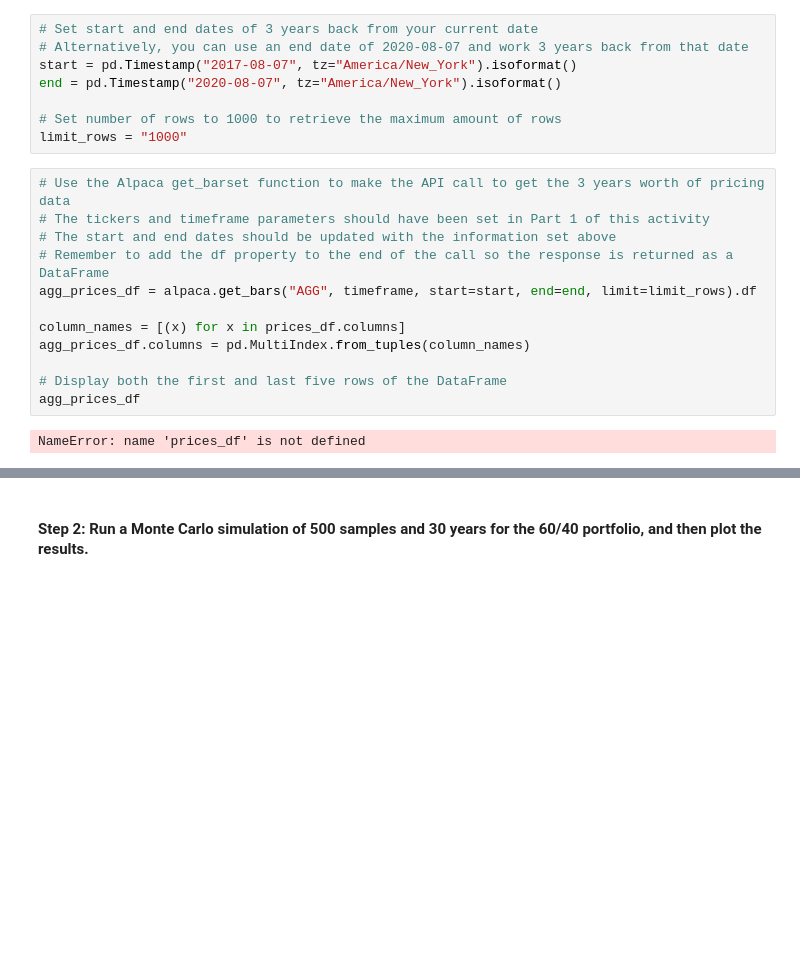
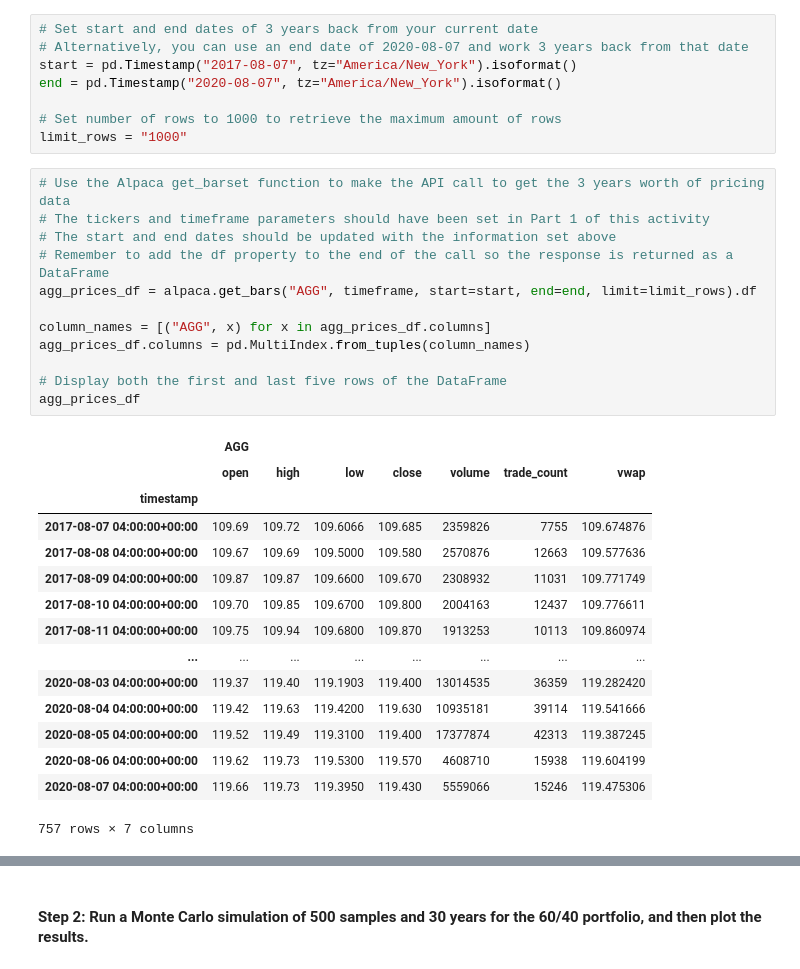
Before and after one commit to danicavalera/Financial_Planning, a Jupyter notebook: Assignment/financial_planning_tools.ipynb, the cells around one changed output, grey strips where cells are left out. Saved outputs shown, nothing was run; the diff lists cells and outputs as text; blank space fills up the shorter version.

Commit message:
Revised AGG prices df to include correct tickers

```diff
--- a/Assignment/financial_planning_tools.ipynb
+++ b/Assignment/financial_planning_tools.ipynb
@@ -422,17 +422,31 @@ limit_rows = "1000"
 # %%
 # Use the Alpaca get_barset function to make the API call to get the 3 years worth of pricing data
 # The tickers and timeframe parameters should have been set in Part 1 of this activity
 # The start and end dates should be updated with the information set above
 # Remember to add the df property to the end of the call so the response is returned as a DataFrame
 agg_prices_df = alpaca.get_bars("AGG", timeframe, start=start, end=end, limit=limit_rows).df
 
-column_names = [(x) for x in prices_df.columns]
+column_names = [("AGG", x) for x in agg_prices_df.columns]
 agg_prices_df.columns = pd.MultiIndex.from_tuples(column_names)
 
 # Display both the first and last five rows of the DataFrame
 agg_prices_df
 # %% [output]
+|  | AGG |  |  |  |  |  |  |
+|  | open | high | low | close | volume | trade_count | vwap |
+| timestamp |  |  |  |  |  |  |  |
+| 2017-08-07 04:00:00+00:00 | 109.69 | 109.72 | 109.6066 | 109.685 | 2359826 | 7755 | 109.674876 |
+| 2017-08-08 04:00:00+00:00 | 109.67 | 109.69 | 109.5000 | 109.580 | 2570876 | 12663 | 109.577636 |
+| 2017-08-09 04:00:00+00:00 | 109.87 | 109.87 | 109.6600 | 109.670 | 2308932 | 11031 | 109.771749 |
+| 2017-08-10 04:00:00+00:00 | 109.70 | 109.85 | 109.6700 | 109.800 | 2004163 | 12437 | 109.776611 |
+| 2017-08-11 04:00:00+00:00 | 109.75 | 109.94 | 109.6800 | 109.870 | 1913253 | 10113 | 109.860974 |
+| ... | ... | ... | ... | ... | ... | ... | ... |
+| 2020-08-03 04:00:00+00:00 | 119.37 | 119.40 | 119.1903 | 119.400 | 13014535 | 36359 | 119.282420 |
+| 2020-08-04 04:00:00+00:00 | 119.42 | 119.63 | 119.4200 | 119.630 | 10935181 | 39114 | 119.541666 |
+| 2020-08-05 04:00:00+00:00 | 119.52 | 119.49 | 119.3100 | 119.400 | 17377874 | 42313 | 119.387245 |
+| 2020-08-06 04:00:00+00:00 | 119.62 | 119.73 | 119.5300 | 119.570 | 4608710 | 15938 | 119.604199 |
+| 2020-08-07 04:00:00+00:00 | 119.66 | 119.73 | 119.3950 | 119.430 | 5559066 | 15246 | 119.475306 |
-NameError: name 'prices_df' is not defined
+757 rows × 7 columns
 # %%
 spy_prices_df = alpaca.get_bars("SPY", timeframe, start=start, end=end, limit=limit_rows).df
 
```
Also changed, not shown: parts of 27 cells of this notebook.
